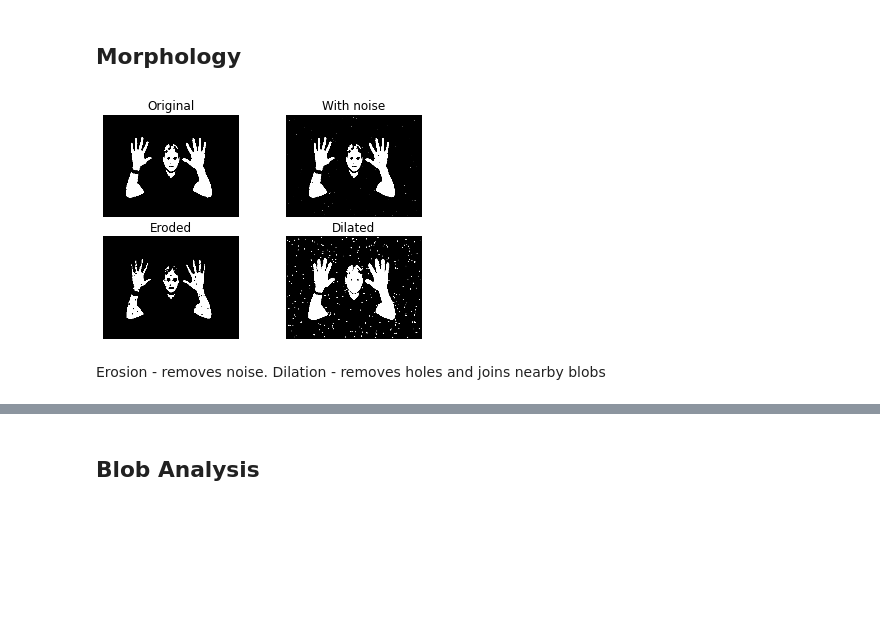
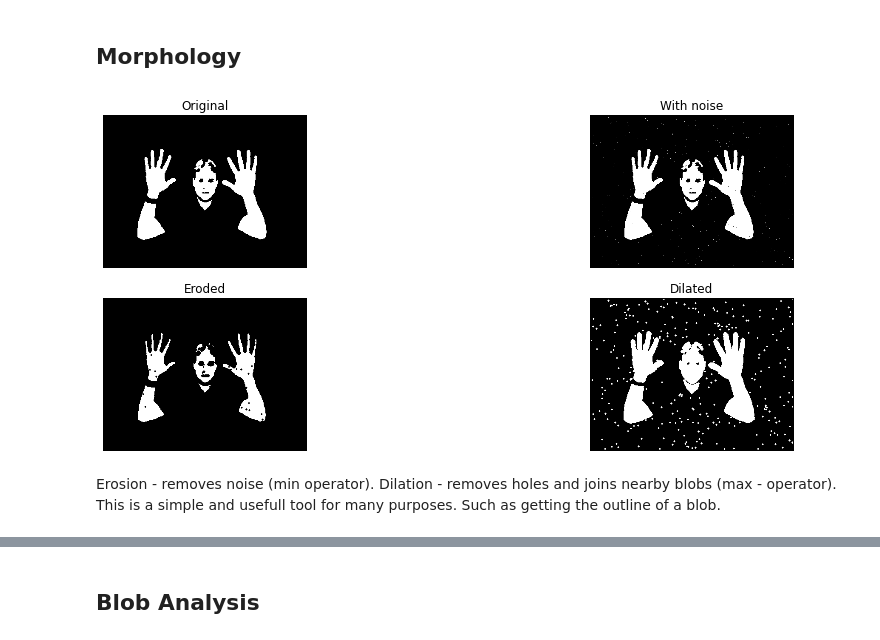
Before and after one commit to chengoldberg/xtr3d-challenge, a Jupyter notebook: notebooks/blob_analysis.ipynb, the cells around one changed output, grey strips where cells are left out. Saved outputs shown, nothing was run; the diff lists cells and outputs as text; code cells hidden in the pictures; blank space fills up the shorter version.

```diff
--- a/notebooks/blob_analysis.ipynb
+++ b/notebooks/blob_analysis.ipynb
@@ -6,6 +6,7 @@ import cv2
 import numpy as np
 from matplotlib import pyplot as plt
 import math
+plt.rcParams['figure.figsize'] = 16, 6
 
 #Morphology
 def add_salt_and_pepper(image, prob=0.04):
@@ -29,24 +30,25 @@ img_noisy = add_salt_and_pepper(np.copy(img), prob=0.004)
 # %%
 kernel = cv2.getStructuringElement(cv2.MORPH_ELLIPSE, (5, 5))
 kernel = kernel & np.transpose(kernel)
 #erode
 img_eroded = cv2.erode(img_noisy, kernel)
 
 #dilate
 img_dilated = cv2.dilate(img_noisy, kernel)
 
 
 plt.figure(1)
-plt.subplot(2, 2, 1), plt.imshow(img, cmap='gray')
+plt.subplot(2, 2, 1), plt.imshow(img, cmap='gray', interpolation='nearest')
 plt.title('Original'), plt.xticks([]), plt.yticks([])
-plt.subplot(2, 2, 2), plt.imshow(img_noisy, cmap='gray')
+plt.subplot(2, 2, 2), plt.imshow(img_noisy, cmap='gray', interpolation='nearest')
 plt.title('With noise'), plt.xticks([]), plt.yticks([])
-plt.subplot(2, 2, 3), plt.imshow(img_eroded, cmap='gray')
+plt.subplot(2, 2, 3), plt.imshow(img_eroded, cmap='gray', interpolation='nearest')
 plt.title('Eroded'), plt.xticks([]), plt.yticks([])
-plt.subplot(2, 2, 4), plt.imshow(img_dilated, cmap='gray')
+plt.subplot(2, 2, 4), plt.imshow(img_dilated, cmap='gray', interpolation='nearest')
 plt.title('Dilated'), plt.xticks([]), plt.yticks([])
 plt.show()
 # %% [output]
-[figure, old version]
+[figure, new version]
 # %% [markdown]
-Erosion - removes noise. Dilation - removes holes and joins nearby blobs
+Erosion - removes noise (min operator). Dilation - removes holes and joins nearby blobs (max - operator).
+This is a simple and usefull tool for many purposes. Such as getting the outline of a blob.
```
Also changed, not shown: parts of 4 cells of this notebook.
